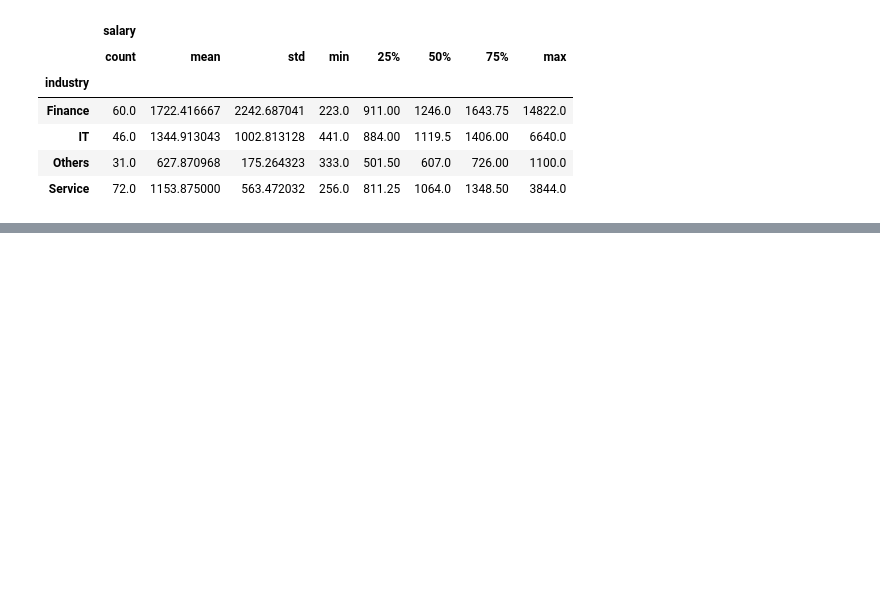
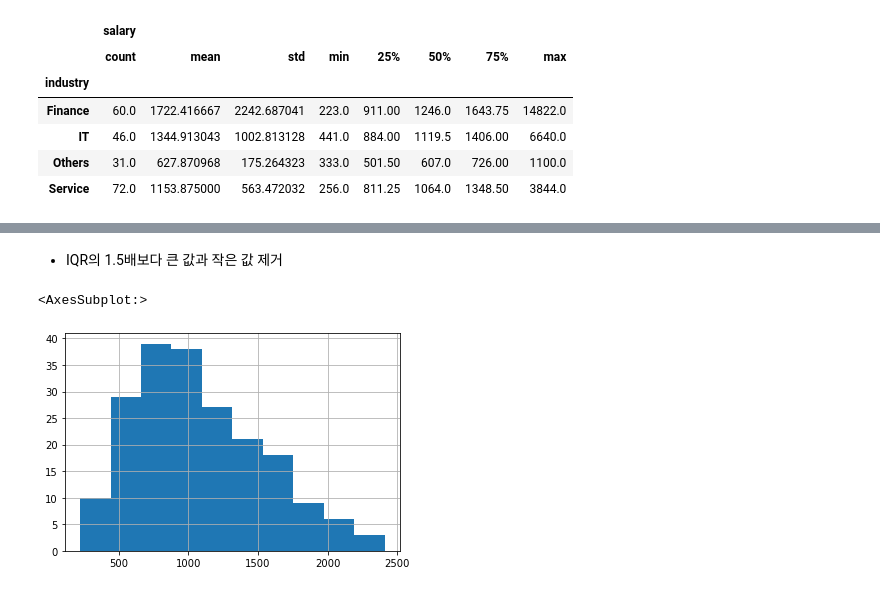
Before and after one commit to 2hongbi/kaggle-python, a Jupyter notebook: src/bigboongi/learn_univariate.ipynb, the cells around one changed output, grey strips where cells are left out. Cells and saved outputs as stored; diff of their text form; code cells hidden in the pictures; blank space fills up the shorter version.

```diff
--- a/src/bigboongi/learn_univariate.ipynb
+++ b/src/bigboongi/learn_univariate.ipynb
@@ -158,0 +185,8 @@ data.groupby('industry')[['salary']].describe()
+# %% [markdown]
+* IQR의 1.5배보다 큰 값과 작은 값 제거
+# %%
+data_IQR = data[(data['salary'] < Q3_salary + IQR_salary * 1.5) & (data['salary'] > Q1_salary - IQR_salary * 1.5)]
+data_IQR['salary'].hist()
+# %% [output]
+<AxesSubplot:>
+[figure, added]
```
Also changed, not shown: parts of 11 cells of this notebook.
